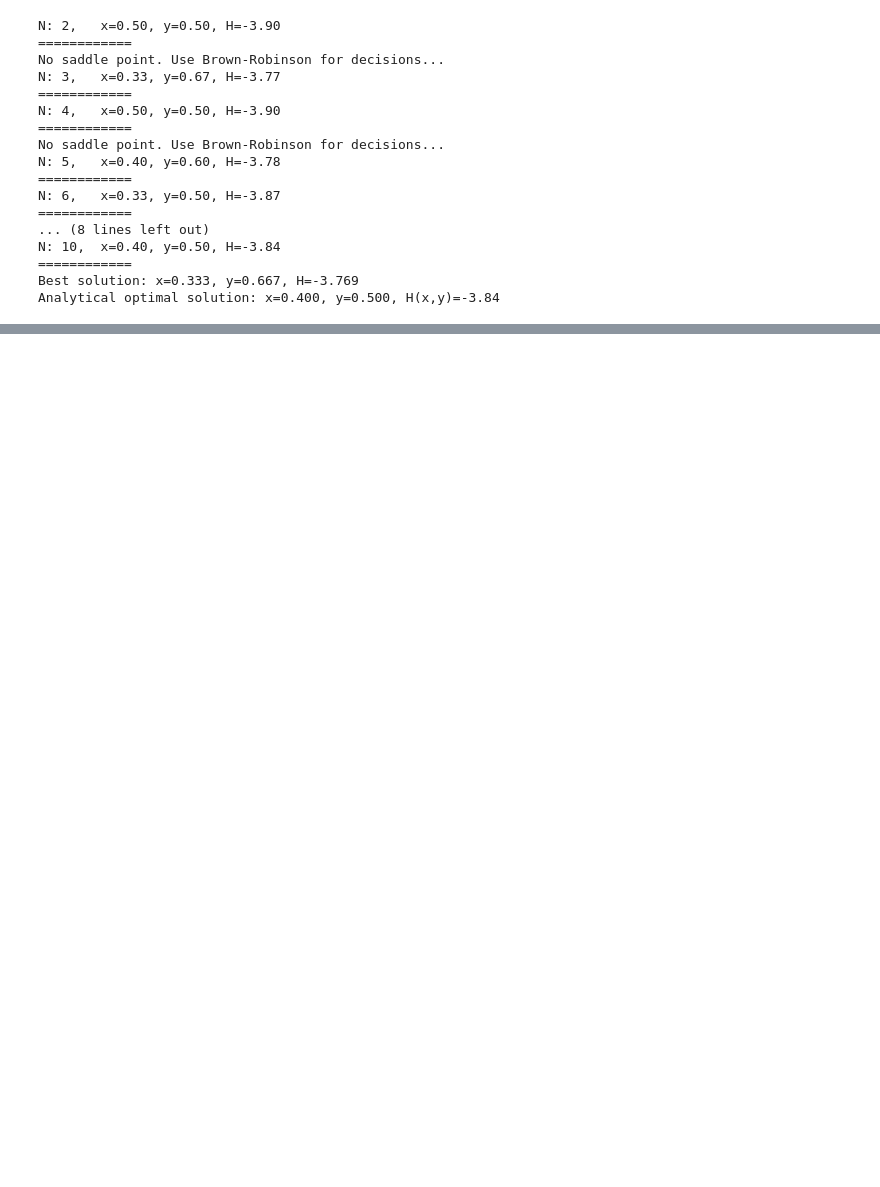
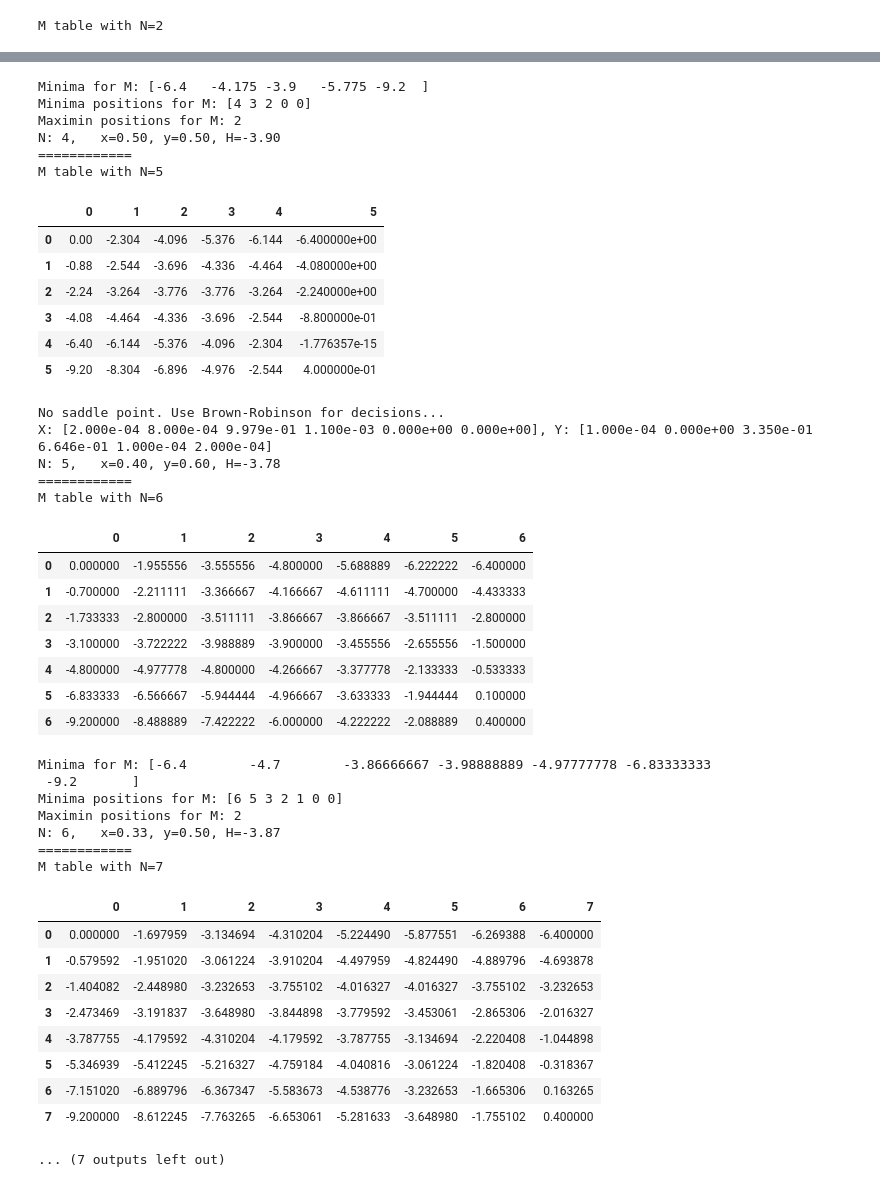
Before and after one commit to FakeEmperor/game-theory, a Jupyter notebook: lab2.ipynb, the cells around one changed output, grey strips where cells are left out. Cells and saved outputs as stored; diff of their text form; code cells hidden in the pictures; blank space fills up the shorter version.

```diff
--- a/lab2.ipynb
+++ b/lab2.ipynb
@@ -86,8 +85,8 @@ class AntagonisticGameOptimizer:
             for j in range(0, matrix_size + 1):
                 M[i][j] = self.H(float(i) / matrix_size, float(j) / matrix_size)
         df = pd.DataFrame(M)
-        #print(f"M table with N={matrix_size}")
-        #display(df)
+        print(f"M table with N={matrix_size}")
+        display(df)
         if not self.has_point(M):
             print("No saddle point. Use Brown-Robinson for decisions...")
             opt = BrownRobinsonOptimizer(M, max_steps=10000, verbose=False)
@@ -95,17 +94,17 @@ class AntagonisticGameOptimizer:
             x = strategies.A
             y = strategies.B
             H = x @ M @ y.T
-            #print(f"X: {x}, Y: {y}")
+            print(f"X: {x}, Y: {y}")
             x = np.argmax(x) / matrix_size
             y = np.argmax(y) / matrix_size
         else:
             mins = np.amin(M, axis=1)
-            #print(f"Minima for M: {mins}")
+            print(f"Minima for M: {mins}")
             mins_pos = np.argmin(M, axis=1)
-            #print(f"Minima positions for M: {mins_pos}")
+            print(f"Minima positions for M: {mins_pos}")
             H = max_min = np.amax(mins)
             max_min_pos = np.argmax(mins)
-            #print(f"Maximin positions for M: {max_min_pos}")
+            print(f"Maximin positions for M: {max_min_pos}")
             y = mins_pos[max_min_pos] / matrix_size
             x = max_min_pos / matrix_size
 
@@ -125,22 +124,6 @@ opt = AntagonisticGameOptimizer(A=-3, B=3/2, c=18/5, d=-18/50, e=-72/25)
 #opt = AntagonisticGameOptimizer(A=-5, B=9/2, c=15, d=-9/2, e=-9)
 opt = AntagonisticGameOptimizer(A=-6, B=32/5, c=16, d=-16/5, e=-64/5)
 opt.fit(iterations=10)
-opt.analytical_solution()
+_ = opt.analytical_solution()
 # %% [output]
-N: 2,   x=0.50, y=0.50, H=-3.90
-============
-No saddle point. Use Brown-Robinson for decisions...
-N: 3,   x=0.33, y=0.67, H=-3.77
-============
-N: 4,   x=0.50, y=0.50, H=-3.90
-============
-No saddle point. Use Brown-Robinson for decisions...
-N: 5,   x=0.40, y=0.60, H=-3.78
-============
-N: 6,   x=0.33, y=0.50, H=-3.87
-============
-... (8 lines left out)
-N: 10,  x=0.40, y=0.50, H=-3.84
-============
-Best solution: x=0.333, y=0.667, H=-3.769
-Analytical optimal solution: x=0.400, y=0.500, H(x,y)=-3.84
+M table with N=2
@@ -147,0 +156,43 @@ Analytical optimal solution: x=0.400, y=0.500, H(x,y)=-3.84
+Minima for M: [-6.4   -4.175 -3.9   -5.775 -9.2  ]
+Minima positions for M: [4 3 2 0 0]
+Maximin positions for M: 2
+N: 4,   x=0.50, y=0.50, H=-3.90
+============
+M table with N=5
+|  | 0 | 1 | 2 | 3 | 4 | 5 |
+| 0 | 0.00 | -2.304 | -4.096 | -5.376 | -6.144 | -6.400000e+00 |
+| 1 | -0.88 | -2.544 | -3.696 | -4.336 | -4.464 | -4.080000e+00 |
+| 2 | -2.24 | -3.264 | -3.776 | -3.776 | -3.264 | -2.240000e+00 |
+| 3 | -4.08 | -4.464 | -4.336 | -3.696 | -2.544 | -8.800000e-01 |
+| 4 | -6.40 | -6.144 | -5.376 | -4.096 | -2.304 | -1.776357e-15 |
+| 5 | -9.20 | -8.304 | -6.896 | -4.976 | -2.544 | 4.000000e-01 |
+No saddle point. Use Brown-Robinson for decisions...
+X: [2.000e-04 8.000e-04 9.979e-01 1.100e-03 0.000e+00 0.000e+00], Y: [1.000e-04 0.000e+00 3.350e-01 6.646e-01 1.000e-04 2.000e-04]
+N: 5,   x=0.40, y=0.60, H=-3.78
+============
+M table with N=6
+|  | 0 | 1 | 2 | 3 | 4 | 5 | 6 |
+| 0 | 0.000000 | -1.955556 | -3.555556 | -4.800000 | -5.688889 | -6.222222 | -6.400000 |
+| 1 | -0.700000 | -2.211111 | -3.366667 | -4.166667 | -4.611111 | -4.700000 | -4.433333 |
+| 2 | -1.733333 | -2.800000 | -3.511111 | -3.866667 | -3.866667 | -3.511111 | -2.800000 |
+| 3 | -3.100000 | -3.722222 | -3.988889 | -3.900000 | -3.455556 | -2.655556 | -1.500000 |
+| 4 | -4.800000 | -4.977778 | -4.800000 | -4.266667 | -3.377778 | -2.133333 | -0.533333 |
+| 5 | -6.833333 | -6.566667 | -5.944444 | -4.966667 | -3.633333 | -1.944444 | 0.100000 |
+| 6 | -9.200000 | -8.488889 | -7.422222 | -6.000000 | -4.222222 | -2.088889 | 0.400000 |
+Minima for M: [-6.4        -4.7        -3.86666667 -3.98888889 -4.97777778 -6.83333333
+ -9.2       ]
+Minima positions for M: [6 5 3 2 1 0 0]
+Maximin positions for M: 2
+N: 6,   x=0.33, y=0.50, H=-3.87
+============
+M table with N=7
+|  | 0 | 1 | 2 | 3 | 4 | 5 | 6 | 7 |
+| 0 | 0.000000 | -1.697959 | -3.134694 | -4.310204 | -5.224490 | -5.877551 | -6.269388 | -6.400000 |
+| 1 | -0.579592 | -1.951020 | -3.061224 | -3.910204 | -4.497959 | -4.824490 | -4.889796 | -4.693878 |
+| 2 | -1.404082 | -2.448980 | -3.232653 | -3.755102 | -4.016327 | -4.016327 | -3.755102 | -3.232653 |
+| 3 | -2.473469 | -3.191837 | -3.648980 | -3.844898 | -3.779592 | -3.453061 | -2.865306 | -2.016327 |
+| 4 | -3.787755 | -4.179592 | -4.310204 | -4.179592 | -3.787755 | -3.134694 | -2.220408 | -1.044898 |
+| 5 | -5.346939 | -5.412245 | -5.216327 | -4.759184 | -4.040816 | -3.061224 | -1.820408 | -0.318367 |
+| 6 | -7.151020 | -6.889796 | -6.367347 | -5.583673 | -4.538776 | -3.232653 | -1.665306 | 0.163265 |
+| 7 | -9.200000 | -8.612245 | -7.763265 | -6.653061 | -5.281633 | -3.648980 | -1.755102 | 0.400000 |
+... (7 outputs left out)
```
Also changed, not shown: parts of 2 cells of this notebook, 7 other files.
